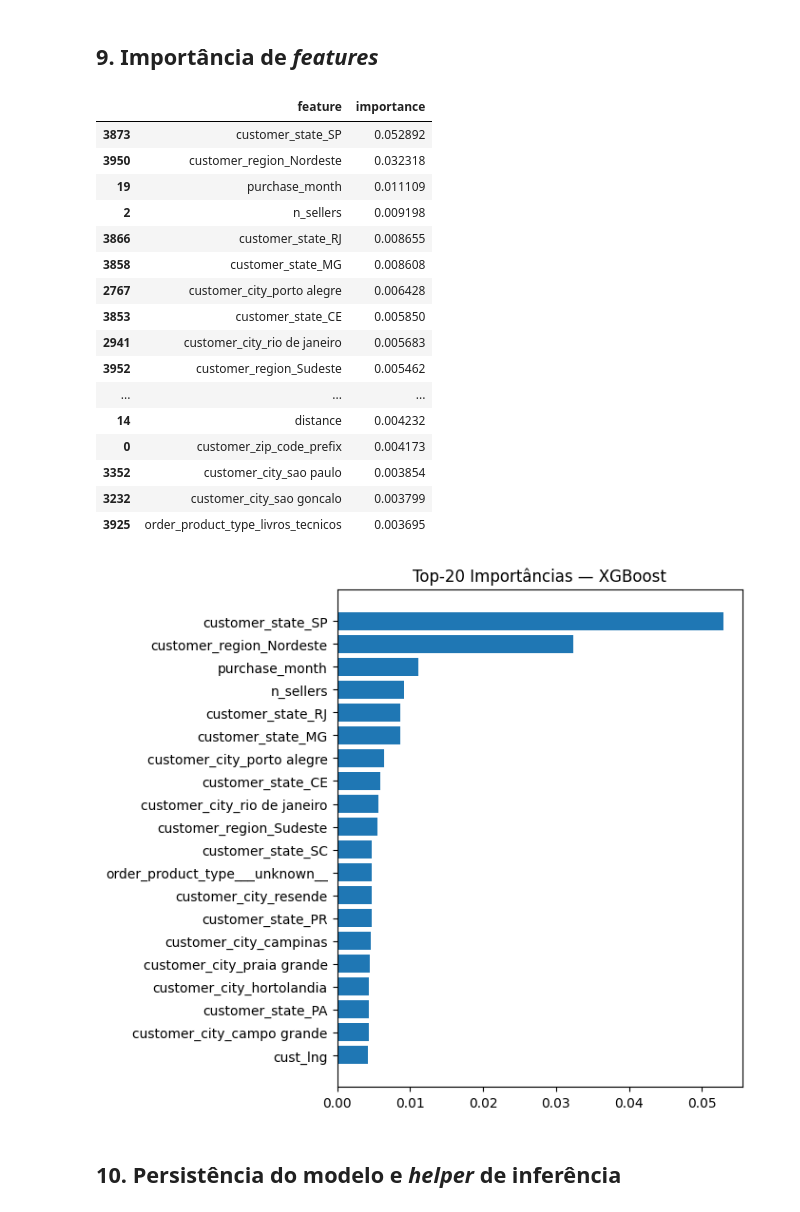
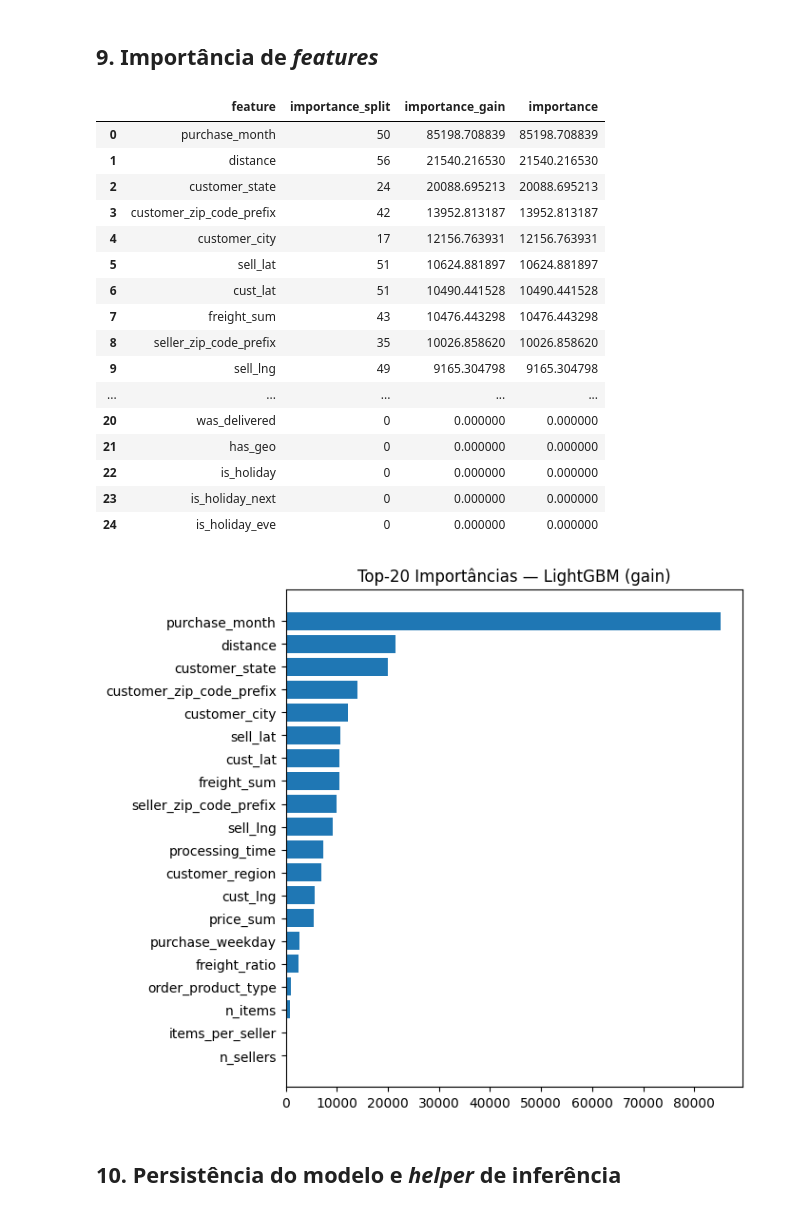
Before and after one commit to olavodd42/delay_forecast_olist, a Jupyter notebook: olist_delay.ipynb, the cells around one changed output. Cells and saved outputs as stored; diff of their text form; code cells hidden in the pictures.

```diff
--- a/olist_delay.ipynb
+++ b/olist_delay.ipynb
@@ -541,43 +680,62 @@ plot_pr_curve(y_test, y_prob, title=f"Curva Precision-Recall - AP: {average_prec
 # %% [markdown]
 ## 9. Importância de *features*
 # %%
+# Extrair importâncias do LightGBM (modelo scikit lgb.LGBMClassifier já treinado)
+try:
+    mdl = best_lgbm  # já é o estimator final (ex.: rs.best_estimator_)
 
-# Nomes pós-transformação (para árvores com OneHot)
-try:
-    feat_names = best_xgb.named_steps['pre'].get_feature_names_out()
-    importances = best_xgb.named_steps['model'].feature_importances_
-    fi = pd.DataFrame({'feature': feat_names, 'importance': importances}).sort_values('importance', ascending=False)
+    # Nomes das features: se você treinou com DataFrame, o LGBM guarda isso
+    feat_names = getattr(mdl, "feature_name_", None)
+    if feat_names is None:
+        # fallback (ex.: se treinou com matriz numpy)
+        feat_names = list(X_train_df.columns)
+
+    # Dois tipos úteis de importância
+    imp_split = mdl.booster_.feature_importance(importance_type="split")  # nº de vezes que a feature aparece em splits
+    imp_gain  = mdl.booster_.feature_importance(importance_type="gain")   # ganho total (mais informativa)
+
+    fi = (
+        pd.DataFrame({
+            "feature": feat_names,
+            "importance_split": imp_split,
+            "importance_gain": imp_gain
+        })
+        .assign(importance=lambda d: d["importance_gain"])   # escolha a métrica principal
+        .sort_values("importance", ascending=False, ignore_index=True)
+    )
+
     display(fi.head(25))
 
-    # Plot simples
-    topk = fi.head(20)
-    plt.figure(figsize=(7,6))
-    plt.barh(range(len(topk)), topk['importance'].values[::-1])
-    plt.yticks(range(len(topk)), topk['feature'].values[::-1])
-    plt.title("Top-20 Importâncias — XGBoost")
+    # Plot Top-20 por GAIN (mais interpretável)
+    topk = fi.head(20).iloc[::-1]  # invertido para barh crescer para cima
+    plt.figure(figsize=(7, 6))
+    plt.barh(range(len(topk)), topk["importance"].values)
+    plt.yticks(range(len(topk)), topk["feature"].values)
+    plt.title("Top-20 Importâncias — LightGBM (gain)")
     plt.tight_layout()
     plt.show()
+
 except Exception as e:
     print("Não foi possível extrair importâncias:", e)
 # %% [output]
-|  | feature | importance |
-| 3873 | customer_state_SP | 0.052892 |
-| 3950 | customer_region_Nordeste | 0.032318 |
-| 19 | purchase_month | 0.011109 |
-| 2 | n_sellers | 0.009198 |
-| 3866 | customer_state_RJ | 0.008655 |
-| 3858 | customer_state_MG | 0.008608 |
-| 2767 | customer_city_porto alegre | 0.006428 |
-| 3853 | customer_state_CE | 0.005850 |
-| 2941 | customer_city_rio de janeiro | 0.005683 |
-| 3952 | customer_region_Sudeste | 0.005462 |
-| ... | ... | ... |
-| 14 | distance | 0.004232 |
-| 0 | customer_zip_code_prefix | 0.004173 |
-| 3352 | customer_city_sao paulo | 0.003854 |
-| 3232 | customer_city_sao goncalo | 0.003799 |
-| 3925 | order_product_type_livros_tecnicos | 0.003695 |
+|  | feature | importance_split | importance_gain | importance |
+| 0 | purchase_month | 50 | 85198.708839 | 85198.708839 |
+| 1 | distance | 56 | 21540.216530 | 21540.216530 |
+| 2 | customer_state | 24 | 20088.695213 | 20088.695213 |
+| 3 | customer_zip_code_prefix | 42 | 13952.813187 | 13952.813187 |
+| 4 | customer_city | 17 | 12156.763931 | 12156.763931 |
+| 5 | sell_lat | 51 | 10624.881897 | 10624.881897 |
+| 6 | cust_lat | 51 | 10490.441528 | 10490.441528 |
+| 7 | freight_sum | 43 | 10476.443298 | 10476.443298 |
+| 8 | seller_zip_code_prefix | 35 | 10026.858620 | 10026.858620 |
+| 9 | sell_lng | 49 | 9165.304798 | 9165.304798 |
+| ... | ... | ... | ... | ... |
+| 20 | was_delivered | 0 | 0.000000 | 0.000000 |
+| 21 | has_geo | 0 | 0.000000 | 0.000000 |
+| 22 | is_holiday | 0 | 0.000000 | 0.000000 |
+| 23 | is_holiday_next | 0 | 0.000000 | 0.000000 |
+| 24 | is_holiday_eve | 0 | 0.000000 | 0.000000 |
-[figure, old version]
+[figure, new version]
 # %% [markdown]
 ## 10. Persistência do modelo e *helper* de inferência
 # %%
```
Also changed, not shown: parts of 25 cells of this notebook, 3 other files.
